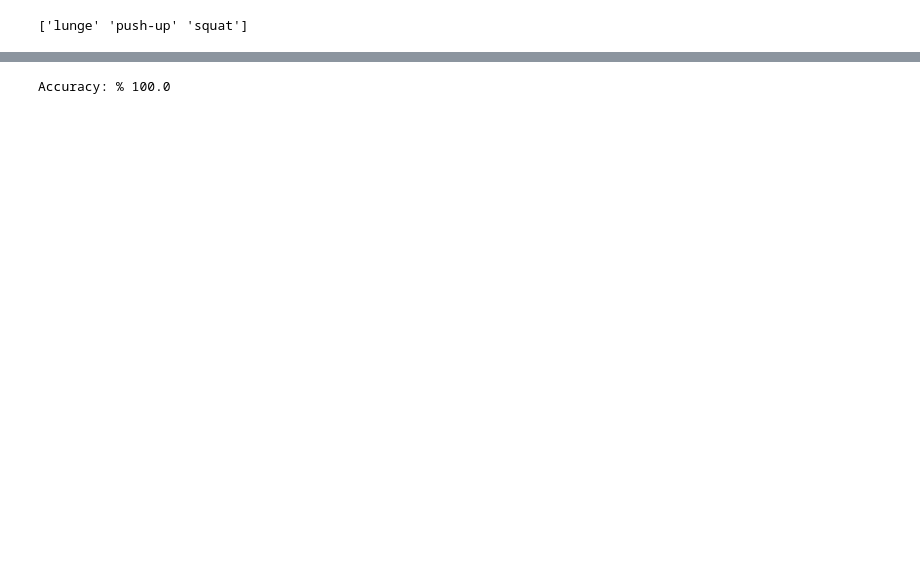
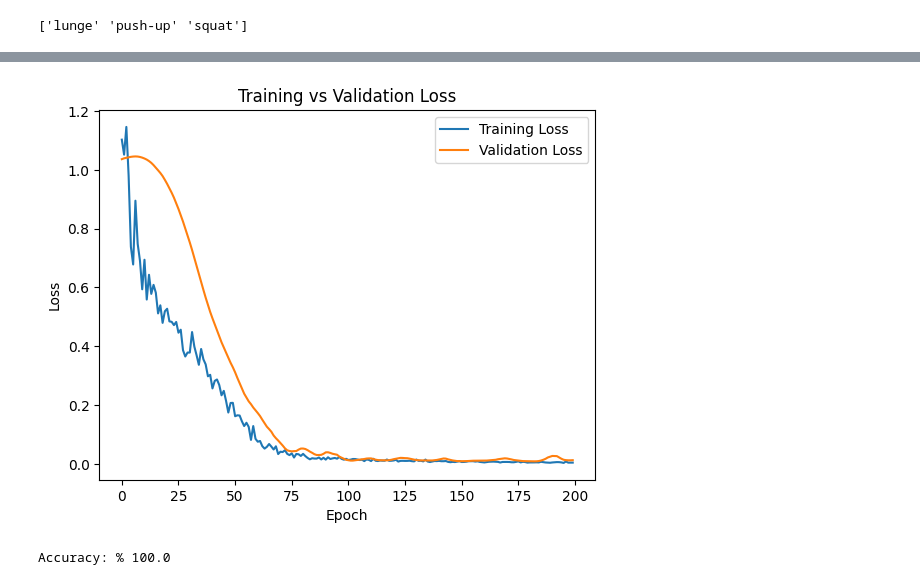
Before and after one commit to oktaykurt/exercise-form-ai, a Jupyter notebook: exercise_classifier.ipynb, the cells around one changed output, grey strips where cells are left out. Saved outputs shown, nothing was run; the diff lists cells and outputs as text; code cells hidden in the pictures; blank space fills up the shorter version.

Commit message:
model improvements

```diff
--- a/exercise_classifier.ipynb
+++ b/exercise_classifier.ipynb
@@ -24,7 +24,7 @@ for body_part in body_parts:
 
 # Split the coordinates into separate columns
 for body_part in body_parts:
-    data[[f'{body_part}_x', f'{body_part}_y']] = pd.DataFrame(data[body_part].to_list(), index= data.index)
+    data[[f'{body_part}_x', f'{body_part}_y', f'{body_part}_z']] = pd.DataFrame(data[body_part].to_list(), index= data.index)
 
 # Drop the original columns
 data.drop(body_parts, axis=1, inplace=True)
@@ -95,7 +95,7 @@ for i in missing_videos:
 # Reshape the data and split it into training and test sets
 n_samples = len(data) // 75
 n_time_steps = 75
-n_features = len(body_parts) * 2
+n_features = len(body_parts) * 3
 X = []
 y = []
 
@@ -119,7 +119,7 @@ X = np.concatenate(X)
 y = np.concatenate(y)
 
 # Split the data into training and test sets
-X_train, X_test, y_train, y_test = train_test_split(X, y, test_size=0.1, random_state=randint(1,100))
+X_train, X_test, y_train, y_test = train_test_split(X, y, test_size=0.10, random_state=randint(1,100))
 # %%
 # Check if GPU is available and if not, use CPU
 device = torch.device("cuda" if torch.cuda.is_available() else "cpu")
@@ -160,21 +160,34 @@ criterion = nn.CrossEntropyLoss()  # Change loss function to CrossEntropyLoss
 optimizer = optim.Adam(model.parameters(), lr=0.001)
 
 # Train the model
-num_epochs = 250
+num_epochs = 200
+train_losses = []
+validation_losses = []  # a list to save validation/test loss
+
+
 for epoch in range(num_epochs):
     model.train()
     outputs = model(X_train_tensor)
-    loss = criterion(outputs, y_train_tensor)
+    train_loss = criterion(outputs, y_train_tensor)
 
     optimizer.zero_grad()
-    loss.backward()
+    train_loss.backward()
     optimizer.step()
 
+    train_losses.append(train_loss.item())
+
+    # Evaluate the model
+    model.eval()
+
+    with torch.no_grad():
+        val_outputs = model(X_test_tensor)
+        validation_loss = criterion(val_outputs, y_test_tensor)
+        validation_losses.append(validation_loss.item())
+
     if epoch % 10 == 0:
-        print(f'Epoch {epoch}, Loss: {loss.item()}')
+        print(f'Epoch {epoch}, Train Loss: {train_loss.item()}, Validation Loss: {validation_loss.item()}')
 
-# Evaluate the model
-model.eval()
+
 with torch.no_grad():
     y_test_pred = model(X_test_tensor)
     # Apply argmax to the predictions
@@ -200,3 +216,15 @@ Epoch 240, Loss: 0.010252706706523895
+# %%
+import matplotlib.pyplot as plt
+
+plt.plot(train_losses, label='Training Loss')
+plt.plot(validation_losses, label='Validation Loss')
+plt.xlabel('Epoch')
+plt.ylabel('Loss')
+plt.title('Training vs Validation Loss')
+plt.legend()
+plt.show()
+# %% [output]
+[figure, added]
 # %%
 # Calculate accuracy
 accuracy = (y_test_pred == y_test_tensor).sum().item() / len(y_test_tensor)
```
Also changed, not shown: parts of 1 cell of this notebook, 40 other files.
